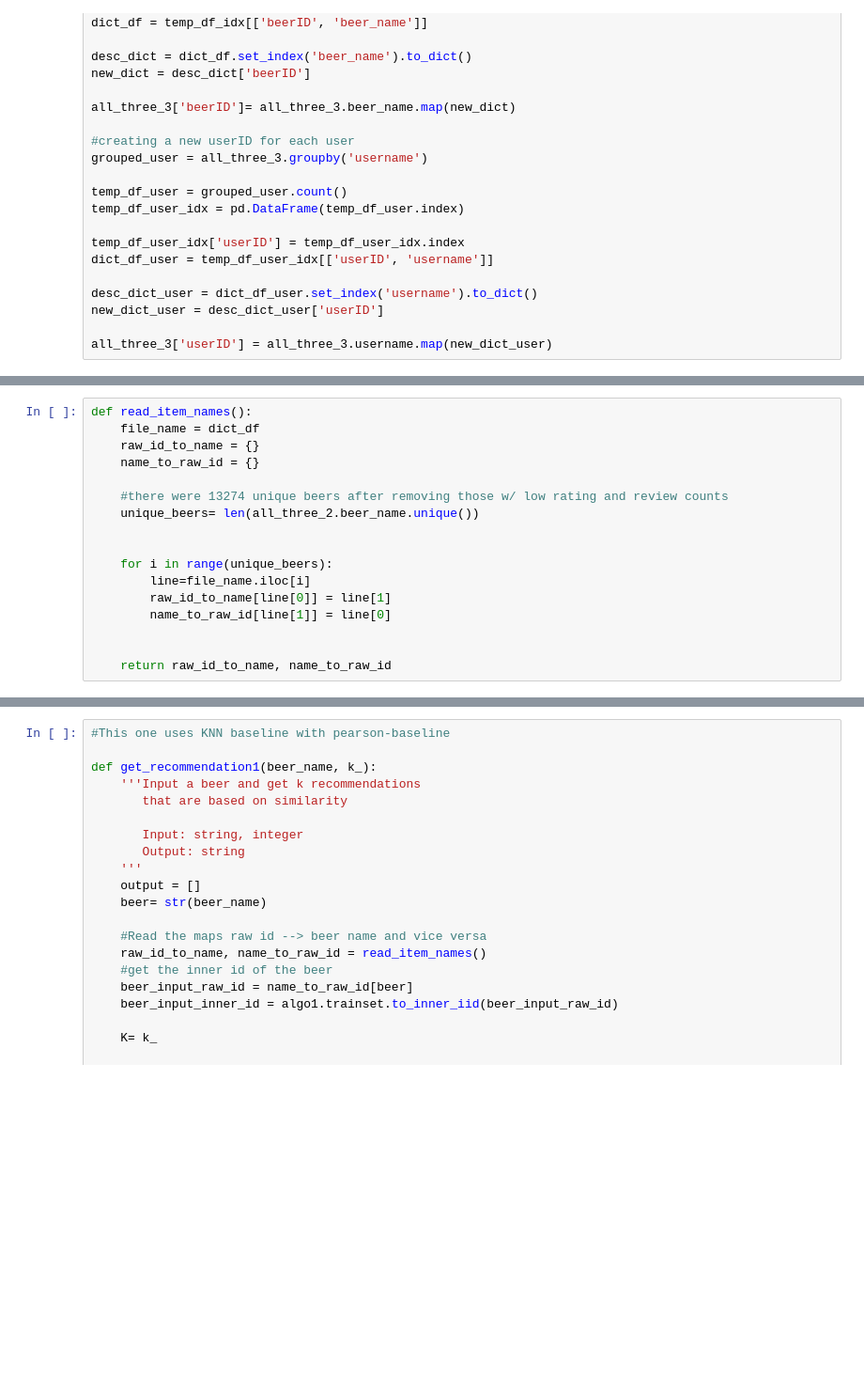
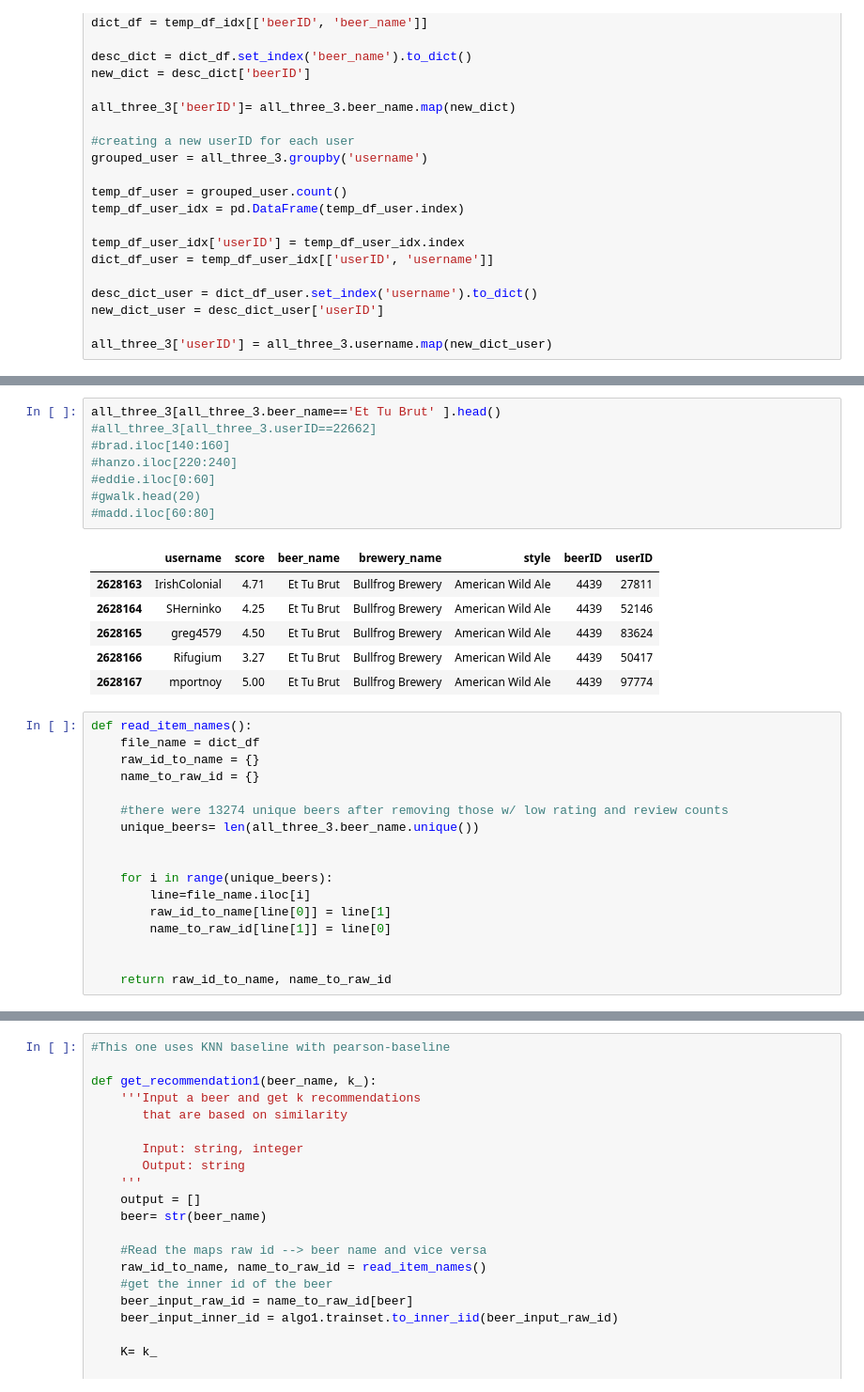
Before and after one commit to DevoSilk/Capstone3, a Jupyter notebook: src/cap3copy.ipynb, the cells around one changed output, grey strips where cells are left out. Shown at 94% size. Cells and saved outputs as stored; diff of their text form; blank space fills up the shorter version.

```diff
--- a/src/cap3copy.ipynb
+++ b/src/cap3copy.ipynb
@@ -400,3 +443,18 @@ all_three_3['userID'] = all_three_3.username.map(new_dict_user)
+# %%
+all_three_3[all_three_3.beer_name=='Et Tu Brut' ].head()
+#all_three_3[all_three_3.userID==22662]
+#brad.iloc[140:160]
+#hanzo.iloc[220:240]
+#eddie.iloc[0:60]
+#gwalk.head(20)
+#madd.iloc[60:80]
+# %% [output]
+|  | username | score | beer_name | brewery_name | style | beerID | userID |
+| 2628163 | IrishColonial | 4.71 | Et Tu Brut | Bullfrog Brewery | American Wild Ale | 4439 | 27811 |
+| 2628164 | SHerninko | 4.25 | Et Tu Brut | Bullfrog Brewery | American Wild Ale | 4439 | 52146 |
+| 2628165 | greg4579 | 4.50 | Et Tu Brut | Bullfrog Brewery | American Wild Ale | 4439 | 83624 |
+| 2628166 | Rifugium | 3.27 | Et Tu Brut | Bullfrog Brewery | American Wild Ale | 4439 | 50417 |
+| 2628167 | mportnoy | 5.00 | Et Tu Brut | Bullfrog Brewery | American Wild Ale | 4439 | 97774 |
 # %%
 def read_item_names():
     file_name = dict_df
@@ -404,7 +462,7 @@ def read_item_names():
     name_to_raw_id = {}
 
     #there were 13274 unique beers after removing those w/ low rating and review counts
-    unique_beers= len(all_three_2.beer_name.unique())
+    unique_beers= len(all_three_3.beer_name.unique())
 
 
     for i in range(unique_beers):
```
Also changed, not shown: parts of 36 cells of this notebook, 3 other files.
